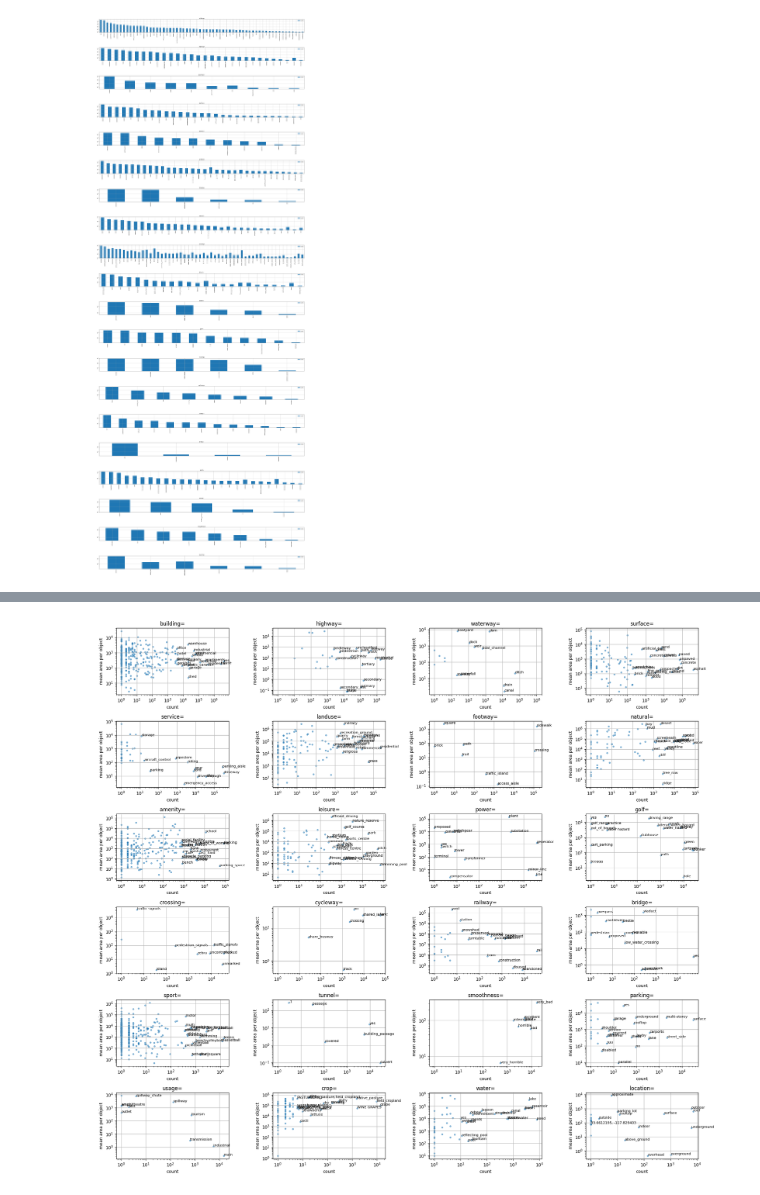
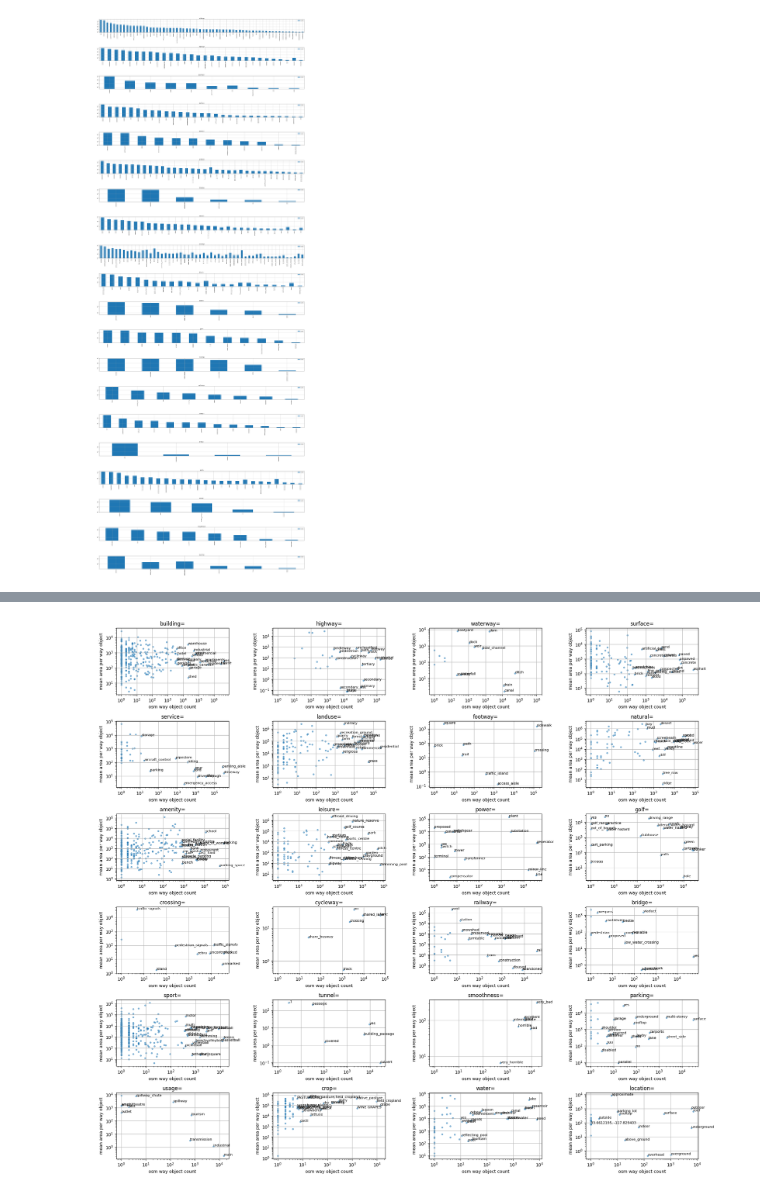
Before and after one commit to Clay-foundation/earth-text, a Jupyter notebook: notebooks/osm/08 - generate osm stats per chip.ipynb, the cells around one changed output, grey strips where cells are left out. Cells and saved outputs as stored; diff of their text form; code cells hidden in the pictures.

```diff
--- a/notebooks/osm/08 - generate osm stats per chip.ipynb
+++ b/notebooks/osm/08 - generate osm stats per chip.ipynb
@@ -81,6 +81,12 @@ allkstats = add_dataframes(s['keys'])
 allkvstats = add_dataframes(s['keyvalues'])
 # %% [output]
 ................................
+# %%
+allkstats['area_per_way'] = allkstats['area'] / allkstats['way']
+allkvstats['area_per_way'] = allkvstats['area'] / allkvstats['way']
+
+allkstats['length_per_way'] = allkstats['length'] / allkstats['way']
+allkvstats['length_per_way'] = allkvstats['length'] / allkvstats['way']
 # %%
 allkstats.shape, allkvstats.shape
 # %% [output]
@@ -168,21 +181,20 @@ for ax, i in subplots(20, n_cols=1, usizex=30, usizey=4):
 # %%
-i = 3
 for ax,i in subplots(24, n_cols=4, usizex=5):
     key = allk_top100.index[i]+"="
     kstats = allkvstats[[i.startswith(key) for i in allkvstats.index]].sort_values('way', ascending=False)
     kstats.index = [i[len(key):] for i in kstats.index]
-    plt.scatter(kstats['way'], kstats['area']/kstats['way'],s=10, alpha=.5)
+    plt.scatter(kstats['way'], kstats['area_per_way'],s=10, alpha=.5)
     plt.grid();
-    plt.xlabel("count")
-    plt.ylabel("mean area per object")
+    plt.xlabel("osm way object count")
+    plt.ylabel("mean area per way object")
     #z = kstats[kstats['way']>200]
     z = kstats.iloc[:20]
     for _, zi in z.iterrows():
         if zi['area']<1e-3:
             continue
-        plt.text(zi['way'], zi['area']/zi['way'], zi.name, fontsize=8);
+        plt.text(zi['way'], zi['area_per_way'], zi.name, fontsize=8);
     plt.title(key)
     plt.yscale('log')
     plt.xscale('log')
 # %% [output]
-[figure, old version]
+[figure, new version]
```
Also changed, not shown: parts of 9 cells of this notebook.
